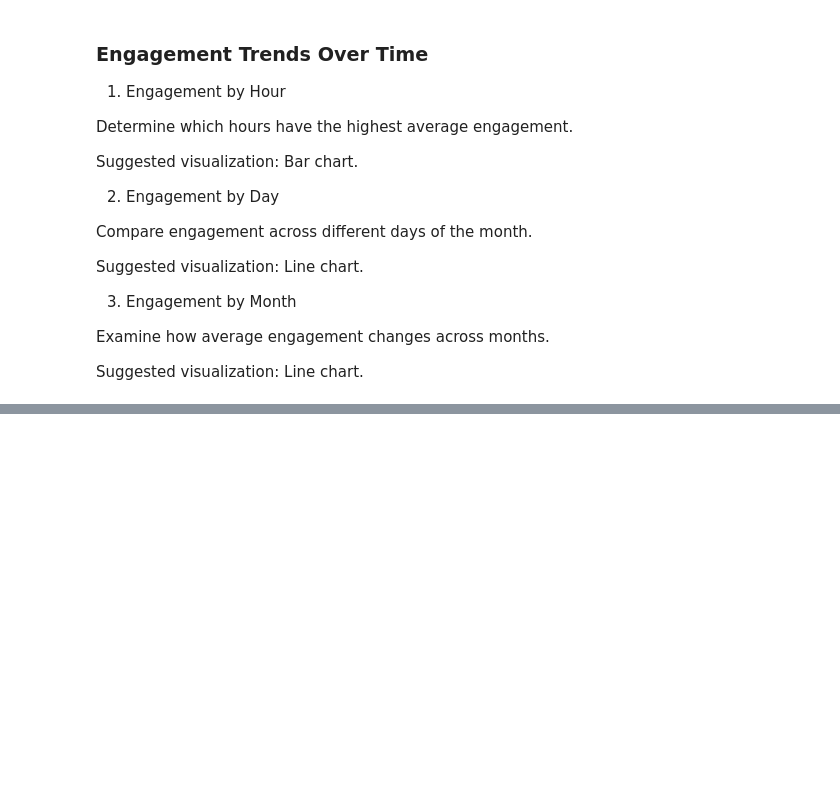
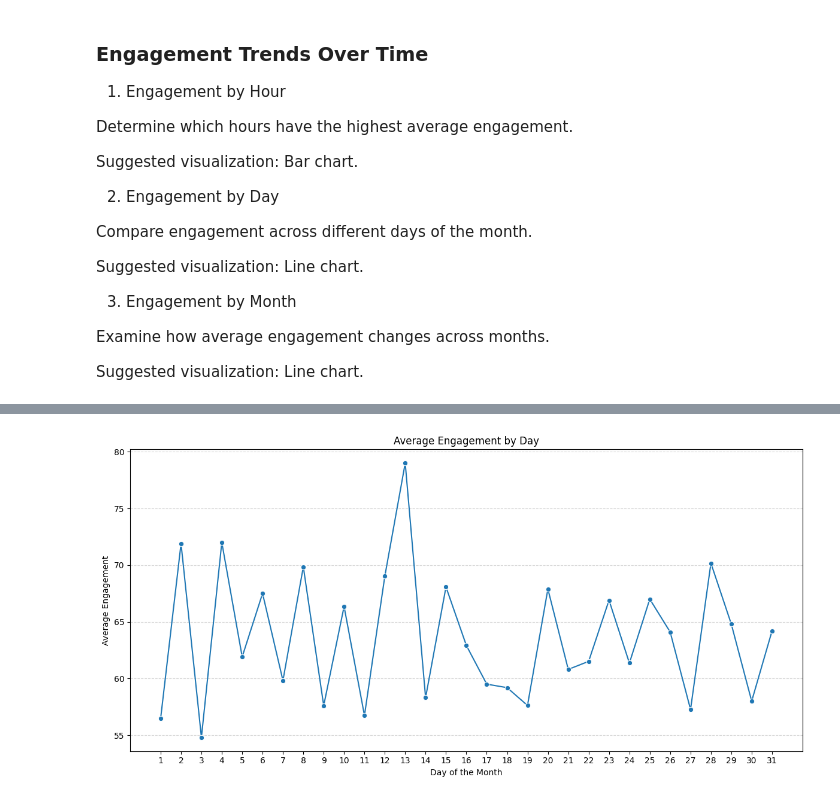
Before and after one commit to euiedavid/social-media-sentiments-analysis, a Jupyter notebook: notebook/social_media_sentiments_eda.ipynb, the cells around one changed output, grey strips where cells are left out. Cells and saved outputs as stored; diff of their text form; code cells hidden in the pictures; blank space fills up the shorter version.

```diff
--- a/notebook/social_media_sentiments_eda.ipynb
+++ b/notebook/social_media_sentiments_eda.ipynb
@@ -817,0 +928,14 @@ Suggested visualization: Line chart.
+# %%
+# calculate average engagement per day
+daily_engagement = data.groupby('Day').agg(
+    Post_count=('Total Engagement', 'count'),
+    Average_Engagement=('Total Engagement', 'mean')
+)
+
+# sort by day
+daily_engagement = daily_engagement.sort_index()
+
+# round average engagement to 2 decimal points
+daily_engagement['Average_Engagement'] = daily_engagement['Average_Engagement'].round(2)
+
+daily_engagement
@@ -817,0 +961,25 @@ Suggested visualization: Line chart.
+# %%
+# plot line chart
+plt.figure(figsize=(12, 6))
+
+sns.lineplot(
+    data=daily_engagement.reset_index(),
+    x='Day',
+    y='Average_Engagement',
+    marker='o'
+)
+
+plt.title('Average Engagement by Day')
+plt.xlabel('Day of the Month')
+plt.ylabel('Average Engagement')
+
+plt.xticks(range(1, 32))
+plt.grid(axis='y',
+         linestyle='--',
+         alpha=0.5
+        )
+
+plt.tight_layout()
+plt.show()
+# %% [output]
+[figure, added]
```
Also changed, not shown: parts of 14 cells of this notebook.
